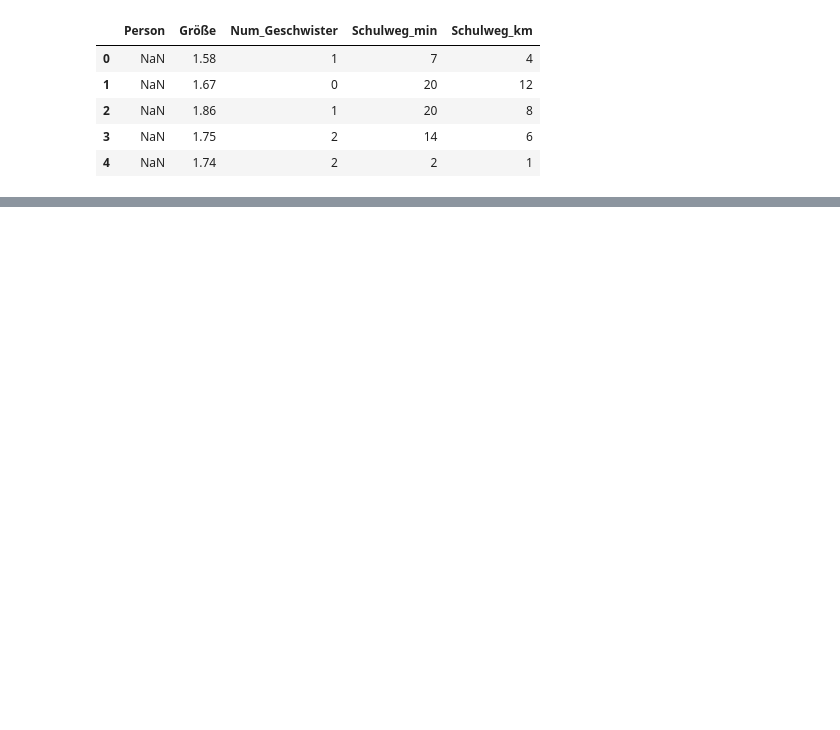
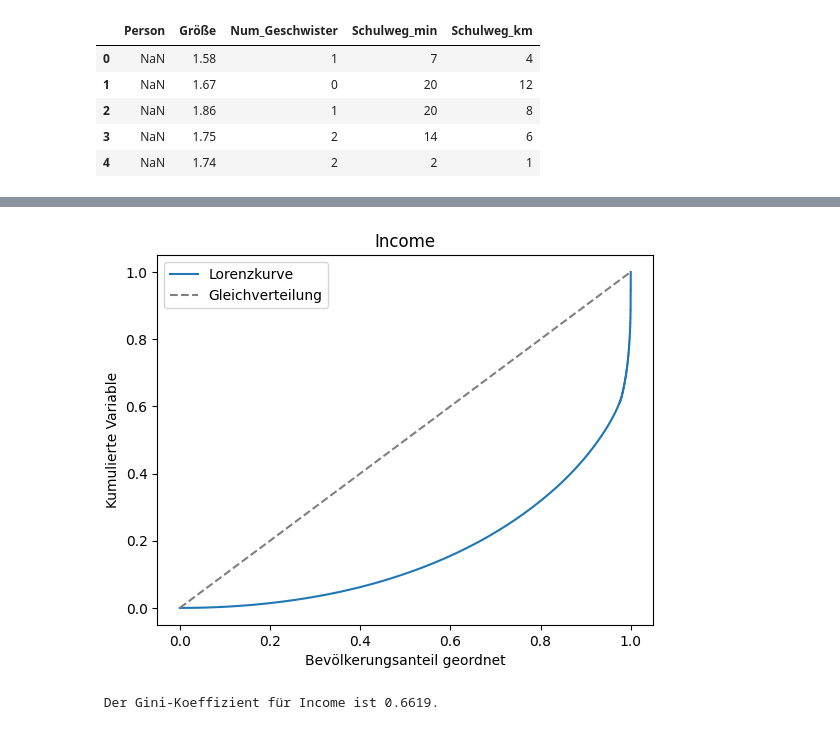
Before and after one commit to mayerhoffer/inequality-education, a Jupyter notebook: gini-calculation.ipynb, the cells around one changed output, grey strips where cells are left out. Saved outputs shown, nothing was run; the diff lists cells and outputs as text; code cells hidden in the pictures; blank space fills up the shorter version.

```diff
--- a/gini-calculation.ipynb
+++ b/gini-calculation.ipynb
@@ -88,0 +132,4 @@ def lorenz_curve(values, fill_areas=True):
+# %%
+simulatedeconomic = pd.read_csv("simulatedincomeandwealth.csv", encoding="latin1", delimiter=",")
+simulatedeconomic["Wealth"] = simulatedeconomic["Wealthinthousand"] * 1000
+display(simulatedeconomic.head())
@@ -88,0 +143,5 @@ def lorenz_curve(values, fill_areas=True):
+# %%
+lorenz_curve(simulatedeconomic["Income"].dropna(), fill_areas=False, show_gini=True)
+# %% [output]
+[figure, added]
+ Der Gini-Koeffizient für Income ist 0.6619.
```
Also changed, not shown: parts of 16 cells of this notebook, 1 other file.
